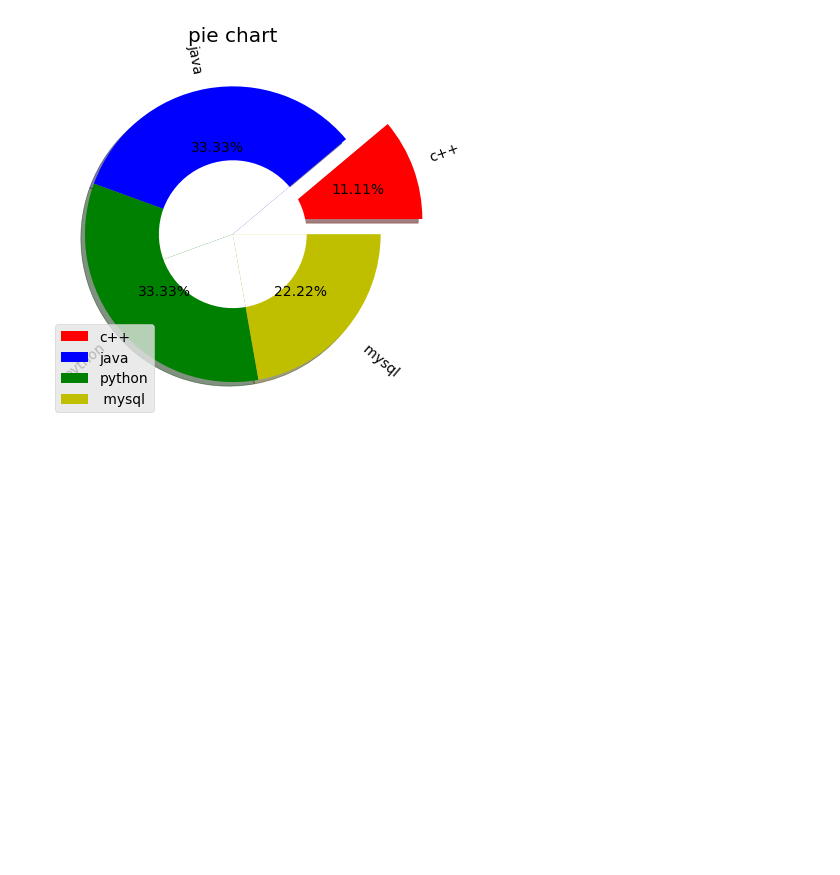
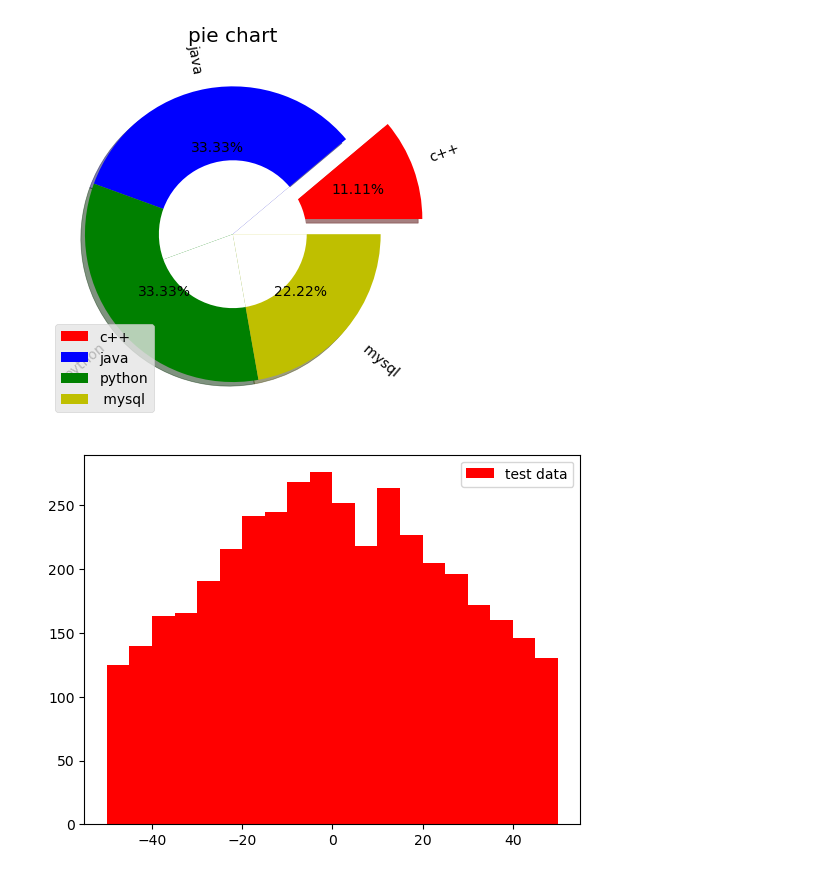
Before and after one commit to sanketvekariya23/Data-science, a Jupyter notebook: matplotlib.ipynb, the cells around one changed output. Drawn from its saved outputs; the diff is of its cells as text; code cells hidden in the pictures; blank space fills up the shorter version.

```diff
--- a/matplotlib.ipynb
+++ b/matplotlib.ipynb
@@ -162,3 +162,13 @@ plt.legend()
 plt.show()
 # %% [output]
 [figure]
+# %%
+# histogram
+import numpy as np
+import matplotlib.pyplot as plt
+x = 40*np.random.randn(5000)
+plt.hist(x , 20,range = (-50,50),histtype = 'stepfilled',align = 'mid' , color = 'r' , label = 'test data')
+plt.legend()
+plt.show()
+# %% [output]
+[figure, added]
```
Also changed, not shown: parts of 2 cells of this notebook, 4 other files.
